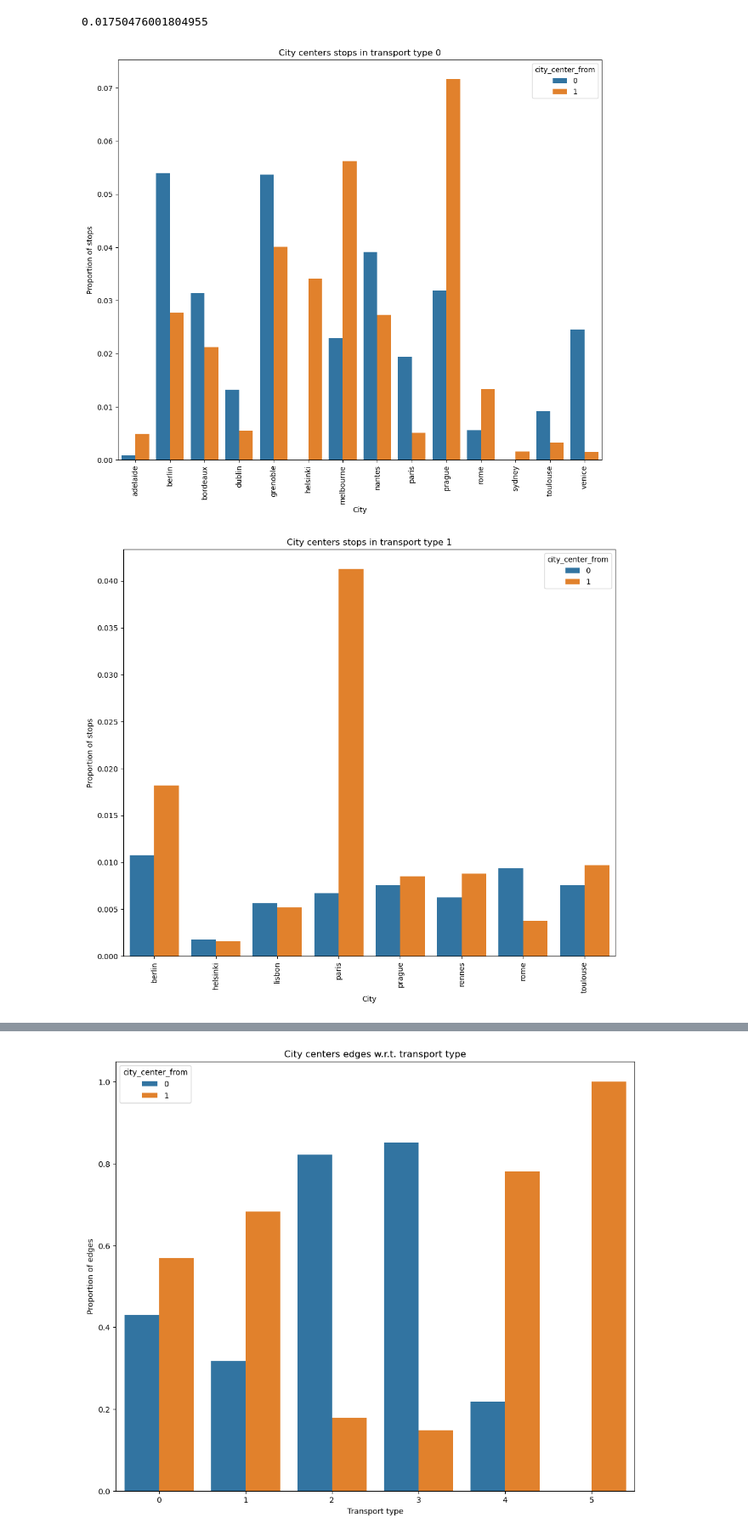
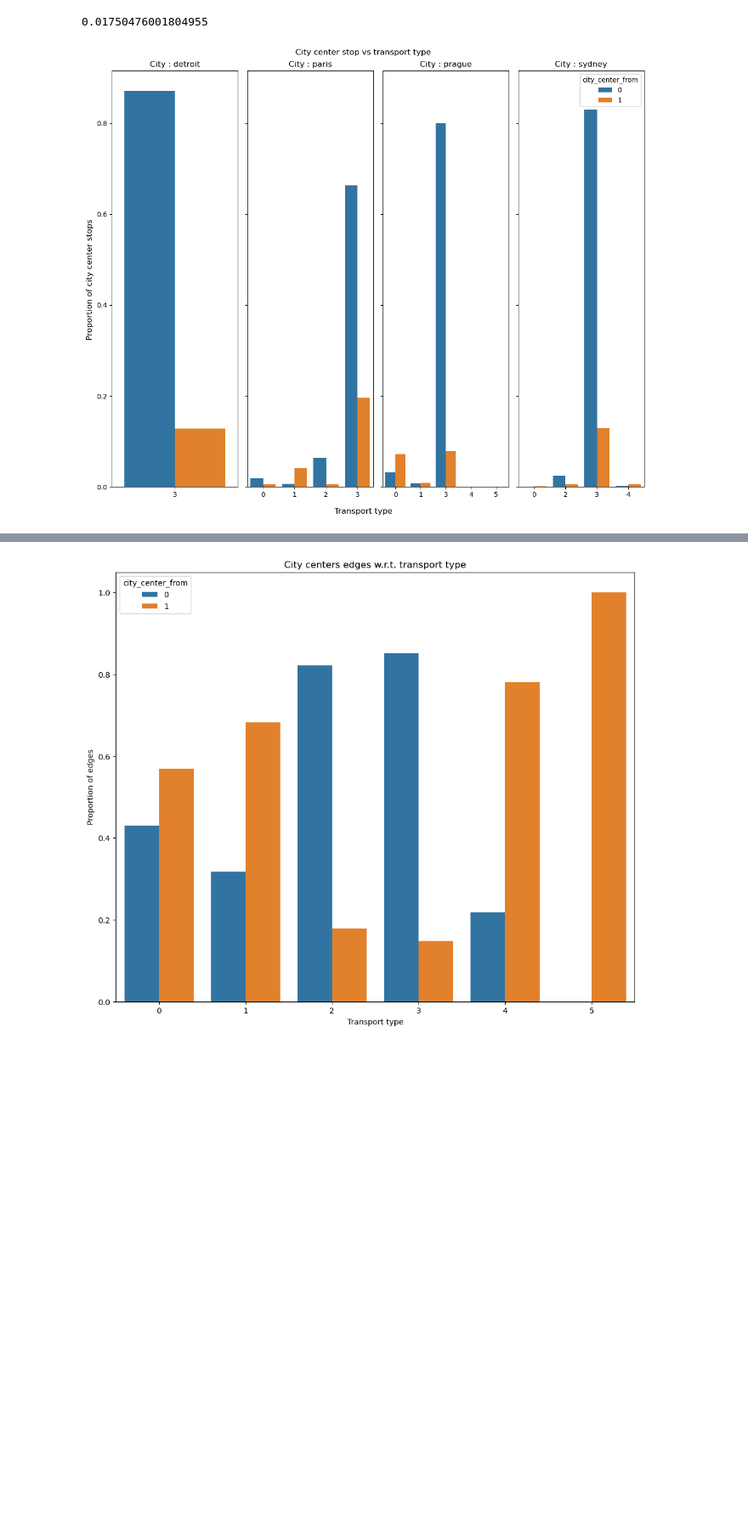
Before and after one commit to NML-Team-27/Project, a Jupyter notebook: eda_distributions.ipynb, the cells around one changed output, grey strips where cells are left out. Shown at 85% size. Drawn from its saved outputs; the diff is of its cells as text; code cells hidden in the pictures; blank space fills up the shorter version.

```diff
--- a/eda_distributions.ipynb
+++ b/eda_distributions.ipynb
@@ -105,15 +105,27 @@ df_l = df_l[df_l['city_center_from'] == df_l['city_center_to']]
 # %%
 df_l_normalized = df_l.groupby('city')[['route_type', 'city_center_from']].value_counts(normalize=True).rename('proba').reset_index()
 
+fig, ax = plt.subplots(1, 4, sharey=True, sharex=False)
+
 transport_types = sorted(df_l_normalized['route_type'].unique().tolist())
+cities = ['detroit', 'paris', 'prague', 'sydney']
+for i, t in enumerate(cities):
+    sns.barplot(df_l_normalized[df_l_normalized['city'] == t], x='route_type', y='proba', hue='city_center_from', ax=ax[i])
+    ax[i].set_title(f'City : {t}')
+    ax[i].set_xlabel('')
+    ax[i].set_ylabel('')
+    #ax[i].set_xticks(list(range(6)))
+    #ax[i].set_ylabel('Proportion of stops')
+    #ax[i].set_xlabel('Transport type')
+    #ax[i].set_xticks(rotation=90)
+    #plt.show()
+    if i < 3:
+        ax[i].get_legend().remove()
 
-for t in transport_types:
-    sns.barplot(df_l_normalized[df_l_normalized['route_type'] == t], x='city', y='proba', hue='city_center_from')
-    plt.title(f'City centers stops in transport type {t}')
-    plt.ylabel('Proportion of stops')
-    plt.xlabel('City')
-    plt.xticks(rotation=90)
-    plt.show()
+fig.suptitle('City center stop vs transport type')
+fig.supxlabel('Transport type')
+fig.supylabel('Proportion of city center stops')
+fig.tight_layout()
+plt.show()
 # %% [output]
-[figure, old version]
+[figure, new version]
-[figure, removed]
```
Also changed, not shown: parts of 1 cell of this notebook, 1 other file.
